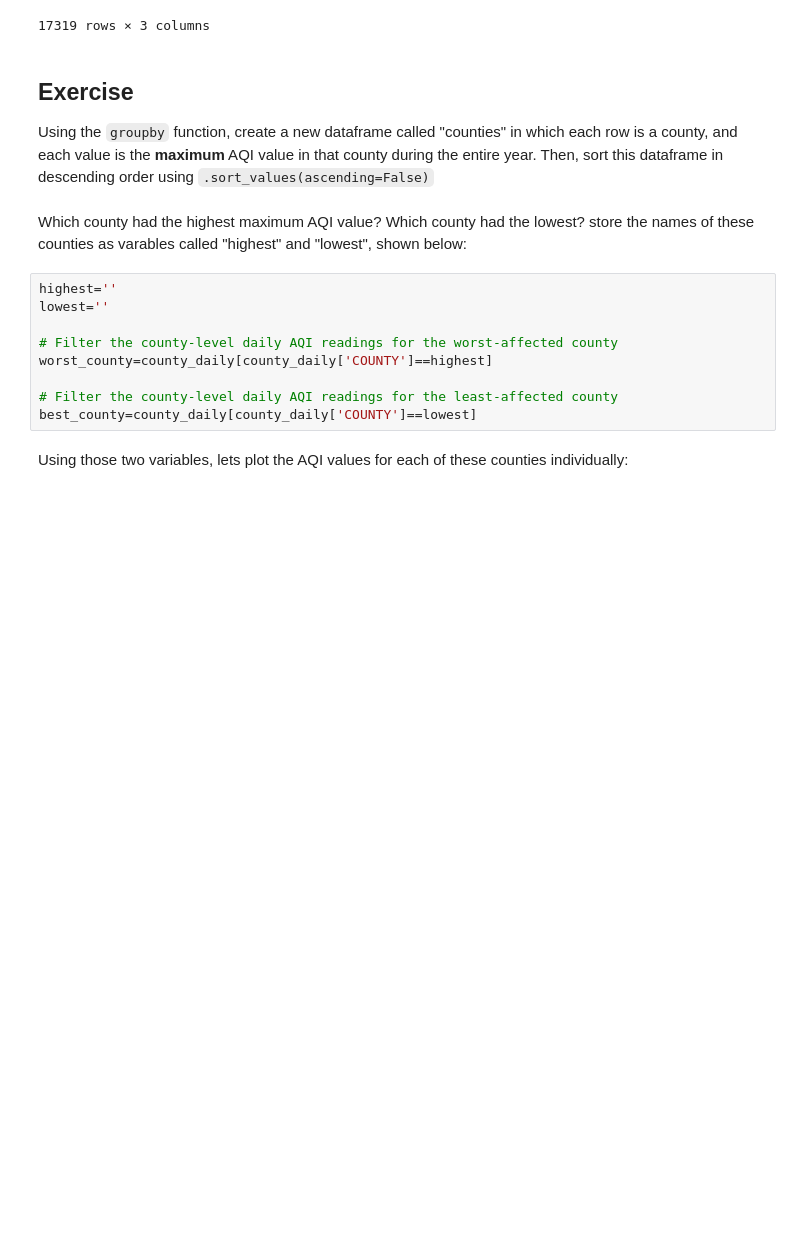
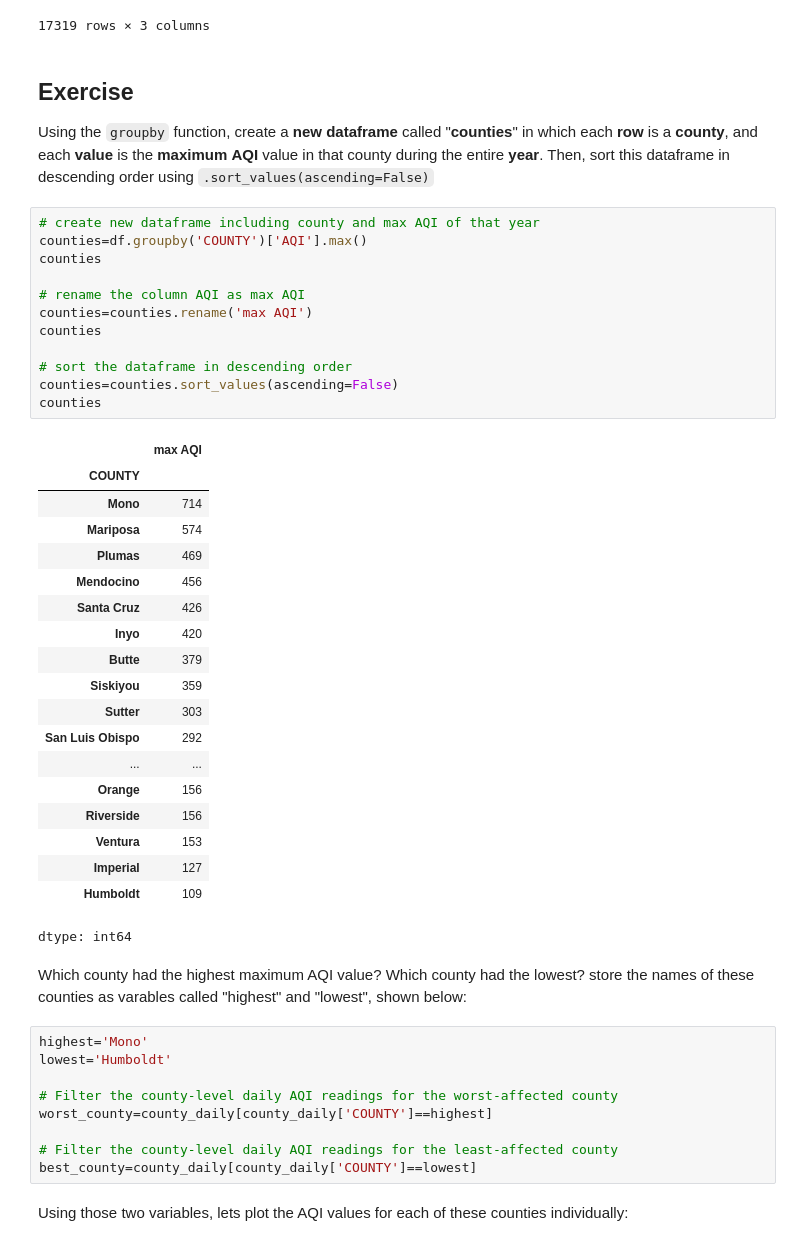
Before and after one commit to awenroberts/QM2, a Jupyter notebook: Copy_of_W3_spatial_data.ipynb, the cells around one changed output. Drawn from its saved outputs; the diff is of its cells as text; blank space fills up the shorter version.

```diff
--- a/Copy_of_W3_spatial_data.ipynb
+++ b/Copy_of_W3_spatial_data.ipynb
@@ -285,12 +329,44 @@ county_daily
 # %% [markdown]
 ## Exercise
 
-Using the `groupby` function, create a new dataframe called "counties" in which each row is a county, and each value is the **maximum** AQI value in that county during the entire year. Then, sort this dataframe in descending order using `.sort_values(ascending=False)`
+Using the `groupby` function, create a **new dataframe** called "**counties**" in which each **row** is a **county**, and each **value** is the **maximum** **AQI** value in that county during the entire **year**. Then, sort this dataframe in descending order using `.sort_values(ascending=False)`
+# %%
+# create new dataframe including county and max AQI of that year
+counties=df.groupby('COUNTY')['AQI'].max()
+counties
+
+# rename the column AQI as max AQI
+counties=counties.rename('max AQI')
+counties
+
+# sort the dataframe in descending order
+counties=counties.sort_values(ascending=False)
+counties
+# %% [output]
+|  | max AQI |
+| COUNTY |  |
+| Mono | 714 |
+| Mariposa | 574 |
+| Plumas | 469 |
+| Mendocino | 456 |
+| Santa Cruz | 426 |
+| Inyo | 420 |
+| Butte | 379 |
+| Siskiyou | 359 |
+| Sutter | 303 |
+| San Luis Obispo | 292 |
+| ... | ... |
+| Orange | 156 |
+| Riverside | 156 |
+| Ventura | 153 |
+| Imperial | 127 |
+| Humboldt | 109 |
+dtype: int64
 # %% [markdown]
 Which county had the highest maximum AQI value? Which county had the lowest? store the names of these counties as varables called "highest" and "lowest", shown below:
 # %%
-highest=''
-lowest=''
+highest='Mono'
+lowest='Humboldt'
 
 # Filter the county-level daily AQI readings for the worst-affected county
 worst_county=county_daily[county_daily['COUNTY']==highest]
```
Also changed, not shown: parts of 12 cells of this notebook.
